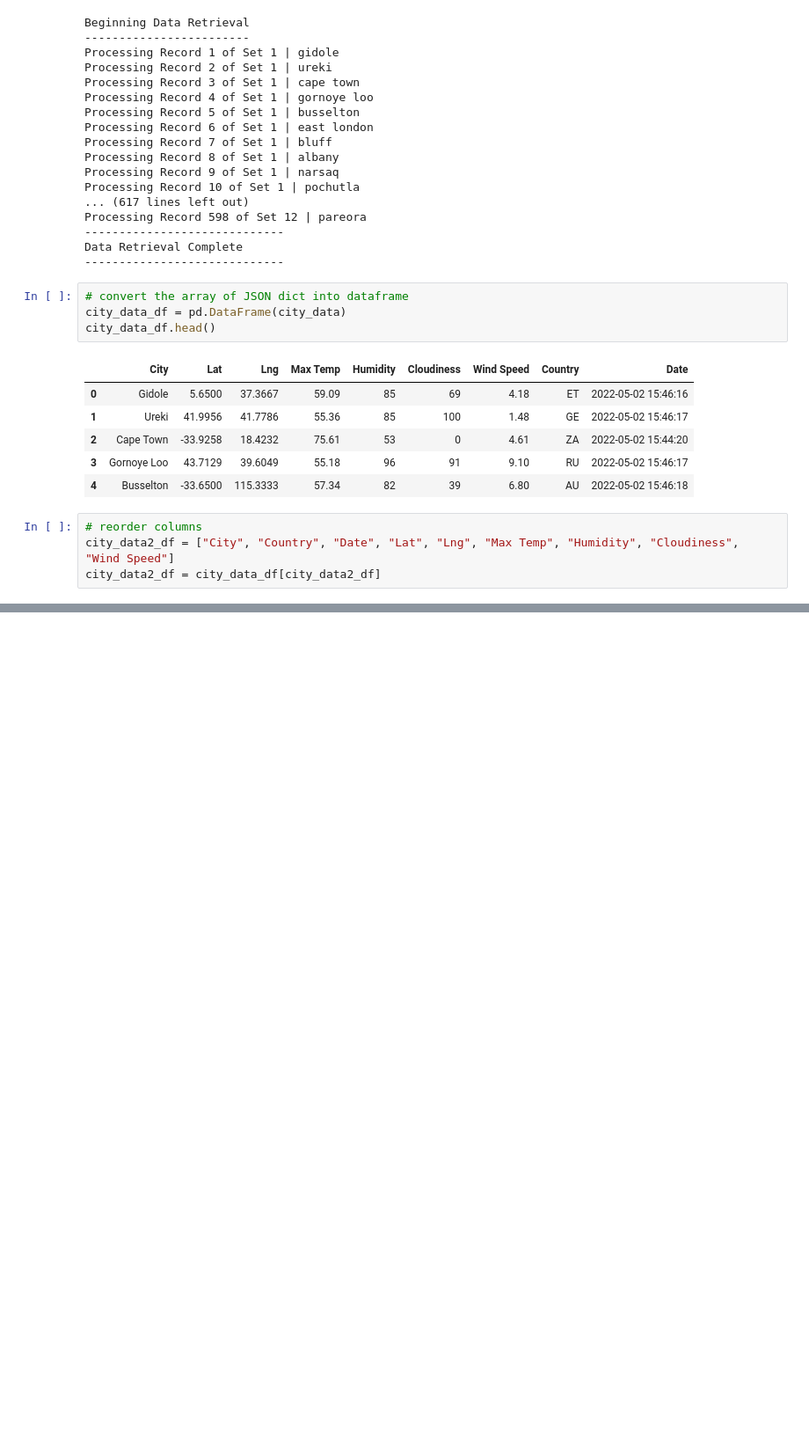
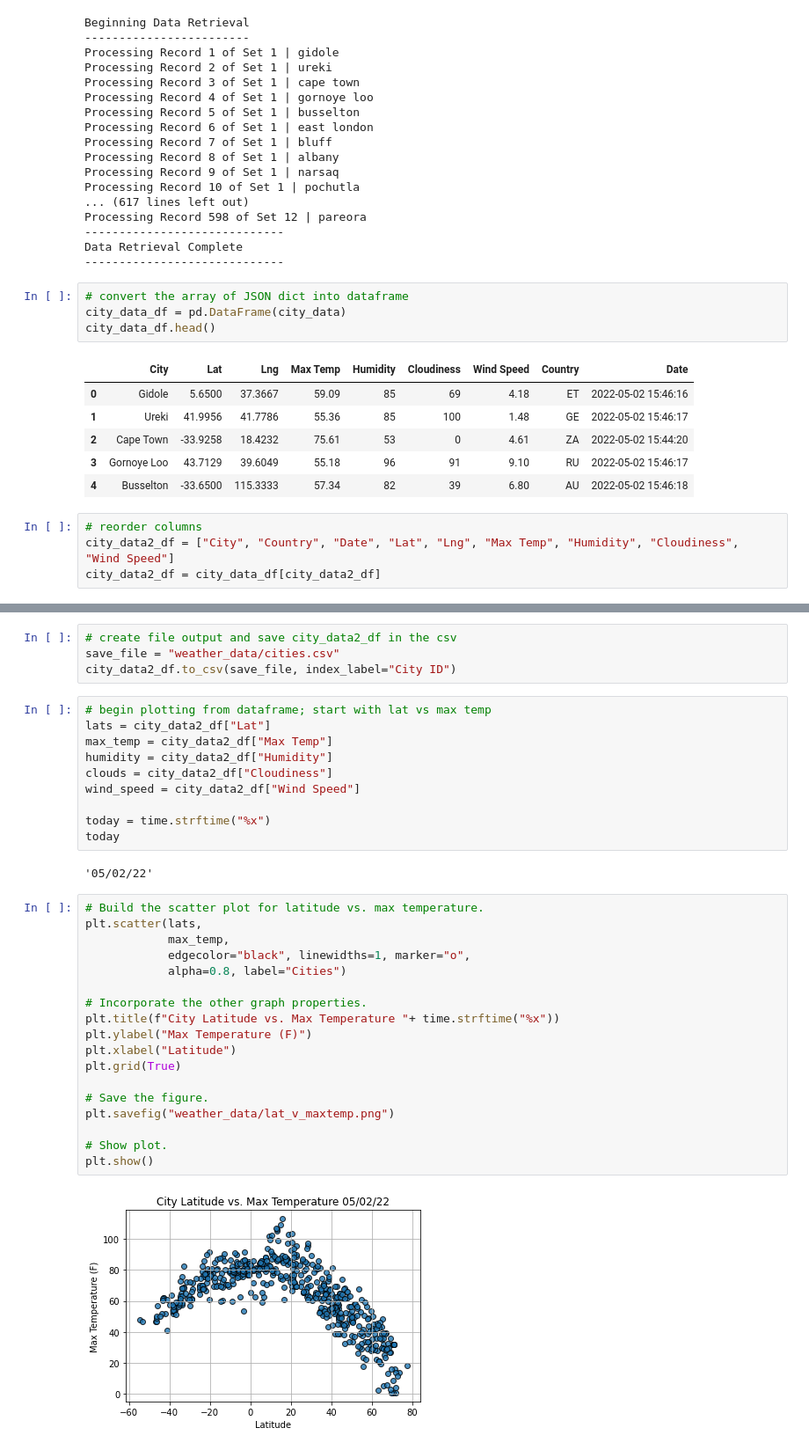
Before and after one commit to conorwhanson/World_Weather_Analysis, a Jupyter notebook: WeatherPy.ipynb, the cells around one changed output, grey strips where cells are left out. Shown at 88% size. Drawn from its saved outputs; the diff is of its cells as text; blank space fills up the shorter version.

```diff
--- a/WeatherPy.ipynb
+++ b/WeatherPy.ipynb
@@ -162,0 +159,36 @@ city_data2_df.to_csv(save_file, index_label="City ID")
+# %%
+# create file output and save city_data2_df in the csv
+save_file = "weather_data/cities.csv"
+city_data2_df.to_csv(save_file, index_label="City ID")
+# %%
+# begin plotting from dataframe; start with lat vs max temp
+lats = city_data2_df["Lat"]
+max_temp = city_data2_df["Max Temp"]
+humidity = city_data2_df["Humidity"]
+clouds = city_data2_df["Cloudiness"]
+wind_speed = city_data2_df["Wind Speed"]
+
+today = time.strftime("%x")
+today
+# %% [output]
+'05/02/22'
+# %%
+# Build the scatter plot for latitude vs. max temperature.
+plt.scatter(lats,
+            max_temp,
+            edgecolor="black", linewidths=1, marker="o",
+            alpha=0.8, label="Cities")
+
+# Incorporate the other graph properties.
+plt.title(f"City Latitude vs. Max Temperature "+ time.strftime("%x"))
+plt.ylabel("Max Temperature (F)")
+plt.xlabel("Latitude")
+plt.grid(True)
+
+# Save the figure.
+plt.savefig("weather_data/lat_v_maxtemp.png")
+
+# Show plot.
+plt.show()
+# %% [output]
+[figure, added]
```
Also changed, not shown: parts of 5 cells of this notebook, 1 other file.
